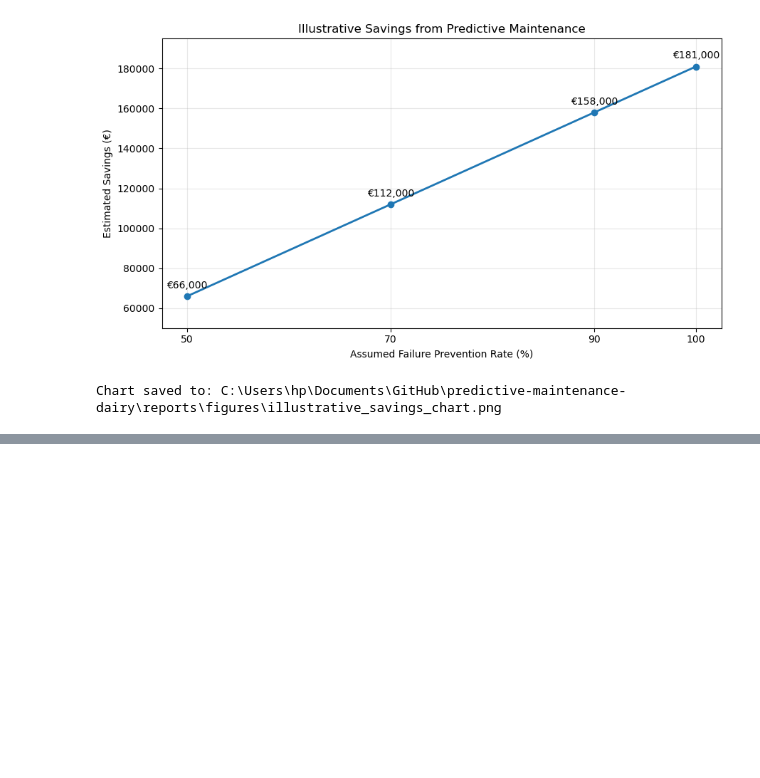
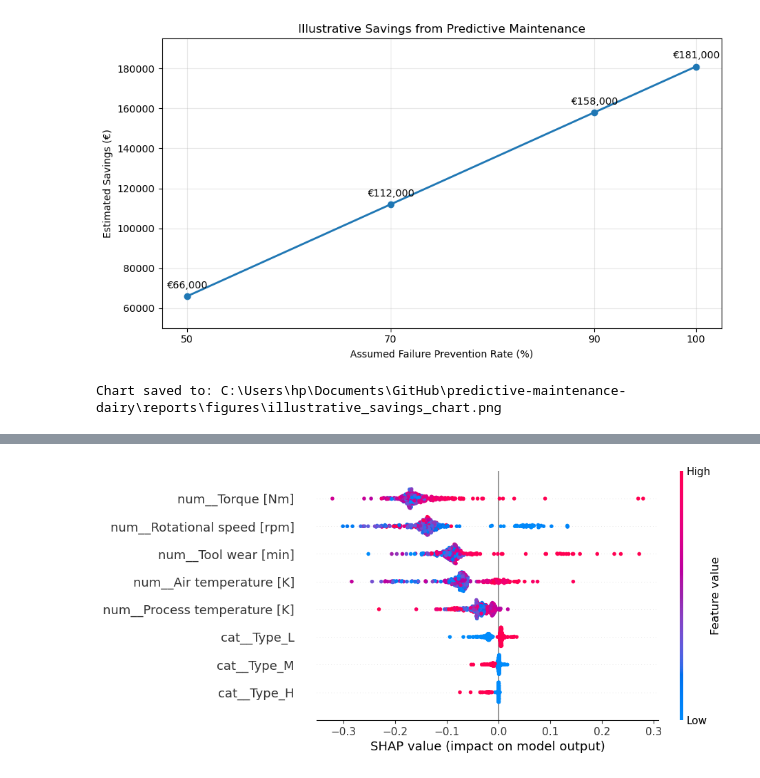
Before and after one commit to Kester245887/predictive-maintenance-dairy, a Jupyter notebook: notebooks/00_data_acquisition.ipynb, the cells around one changed output, grey strips where cells are left out. Cells and saved outputs as stored; diff of their text form; code cells hidden in the pictures; blank space fills up the shorter version.

```diff
--- a/notebooks/00_data_acquisition.ipynb
+++ b/notebooks/00_data_acquisition.ipynb
@@ -2201,0 +2388,8 @@ Chart saved to: C:\Users\hp\Documents\GitHub\predictive-maintenance-dairy\report
+# %%
+# SHAP beeswarm plot for machine failure (Class 1)
+shap.plots.beeswarm(
+    shap_values_failure,
+    max_display=8
+)
+# %% [output]
+[figure, added]
```
Also changed, not shown: parts of 16 cells of this notebook, 3 other files.
